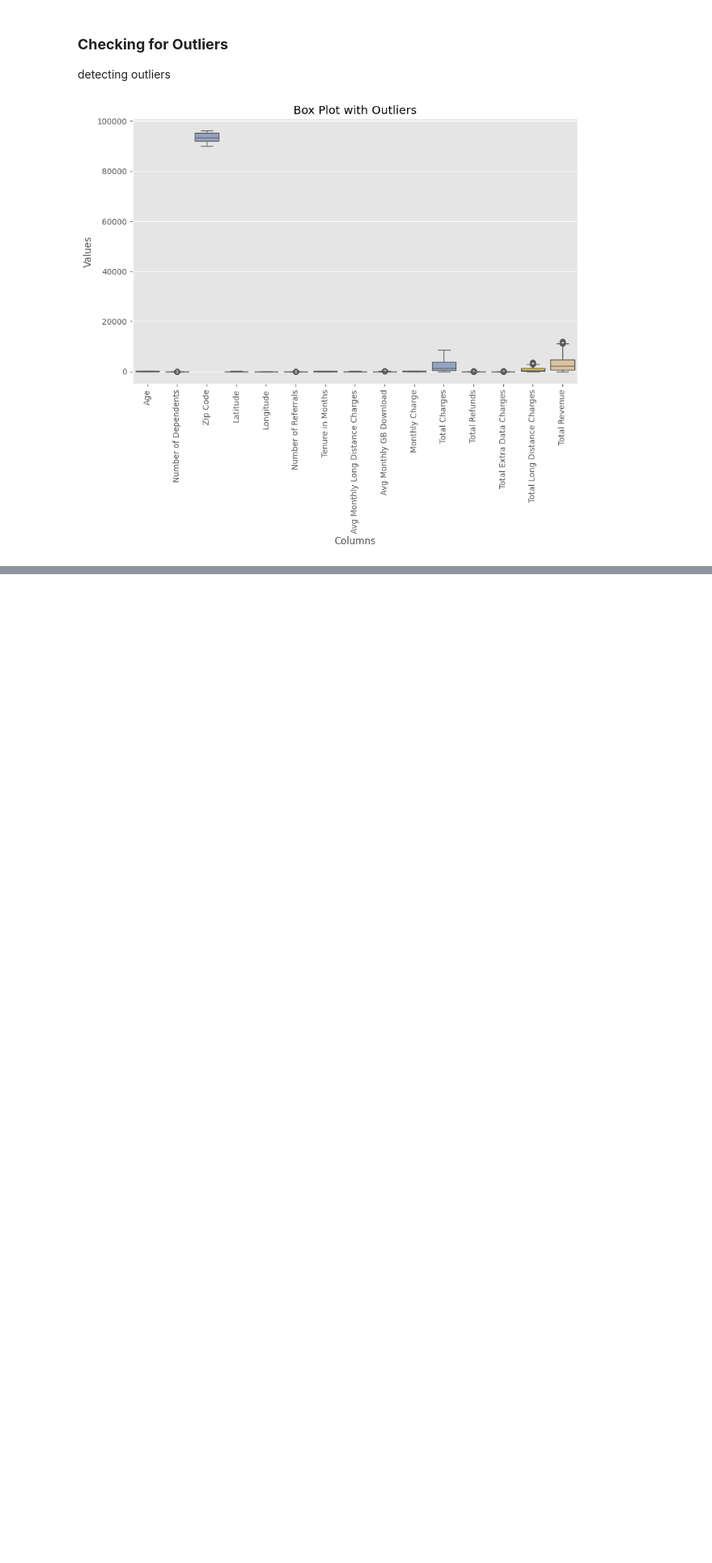
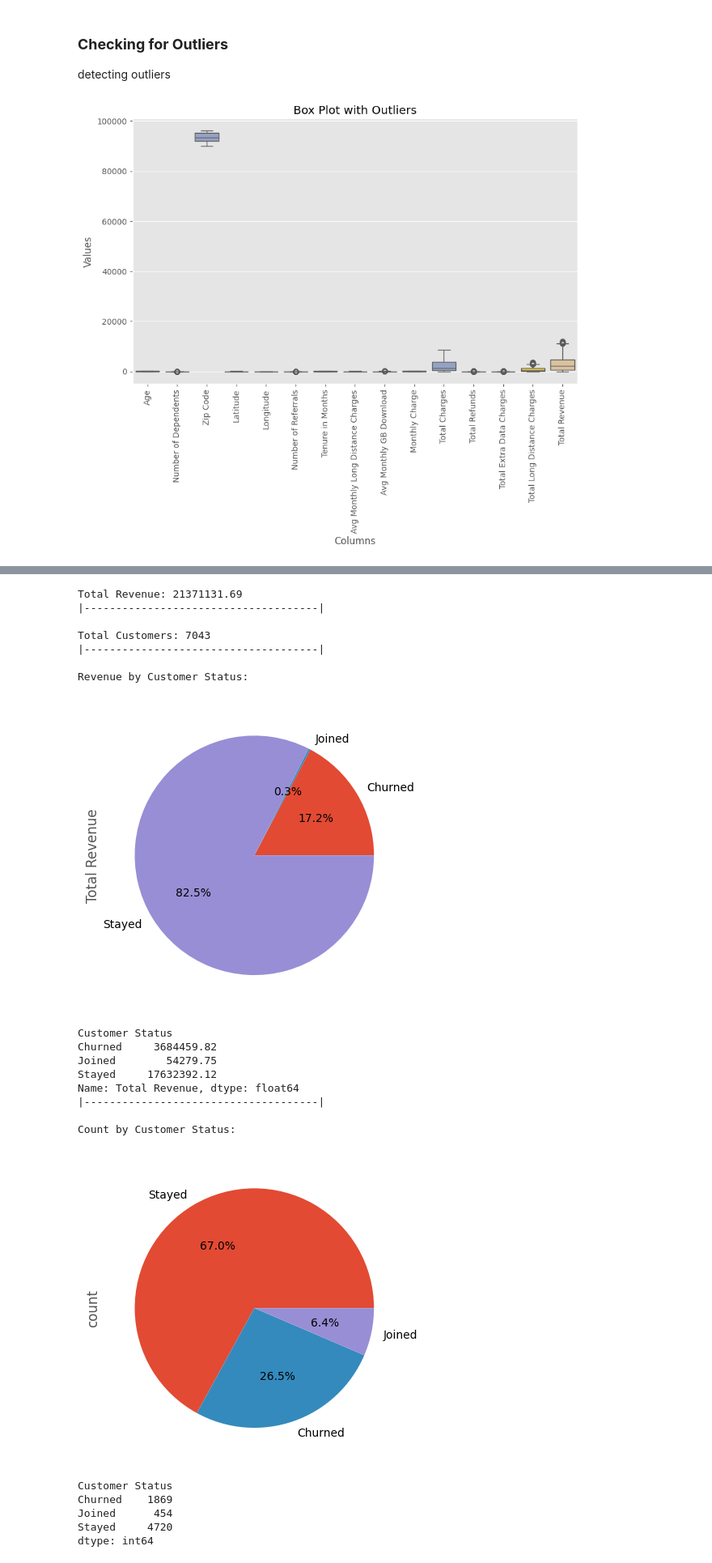
Before and after one commit to bhutto17/Telecom-Churn-Analysis, a Jupyter notebook: Telecom_Churn_Analysis.ipynb, the cells around one changed output, grey strips where cells are left out. Shown: that part at 81% size. Cells and saved outputs as stored; diff of their text form; code cells hidden in the pictures; blank space fills up the shorter version.

Commit message:
Analyze revenue and customer status distribution, visualize trends with pie charts

```diff
--- a/Telecom_Churn_Analysis.ipynb
+++ b/Telecom_Churn_Analysis.ipynb
@@ -184,0 +191,42 @@ plt.show()
+# %%
+total_revenue_sum = df['Total Revenue'].sum()
+print("Total Revenue:", total_revenue_sum)
+print('|-------------------------------------|\n')
+customer_status_count = df['Customer Status'].count()
+
+print("Total Customers:", customer_status_count)
+print('|-------------------------------------|\n')
+print("Revenue by Customer Status:")
+revenue_by_status = df.groupby(['Customer Status'])['Total Revenue'].sum()
+df.groupby(['Customer Status'])['Total Revenue'].sum().plot(kind='pie', autopct='%1.1f%%')
+plt.show()
+print(revenue_by_status)
+print('|-------------------------------------|\n')
+count_by_status = df.groupby(['Customer Status']).size()
+print("Count by Customer Status:")
+df['Customer Status'].value_counts().plot(kind='pie', autopct='%1.1f%%')
+plt.show()
+print(count_by_status)
+# %% [output]
+Total Revenue: 21371131.69
+|-------------------------------------|
+
+Total Customers: 7043
+|-------------------------------------|
+
+Revenue by Customer Status:
+[figure, added]
+Customer Status
+Churned     3684459.82
+Joined        54279.75
+Stayed     17632392.12
+Name: Total Revenue, dtype: float64
+|-------------------------------------|
+
+Count by Customer Status:
+[figure, added]
+Customer Status
+Churned    1869
+Joined      454
+Stayed     4720
+dtype: int64
```
Also changed, not shown: parts of 4 cells of this notebook.
